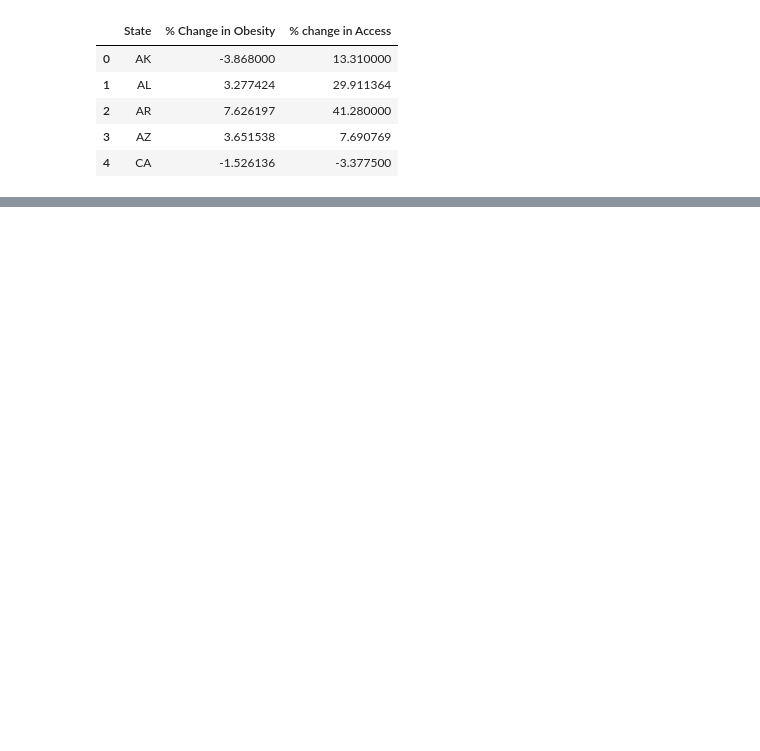
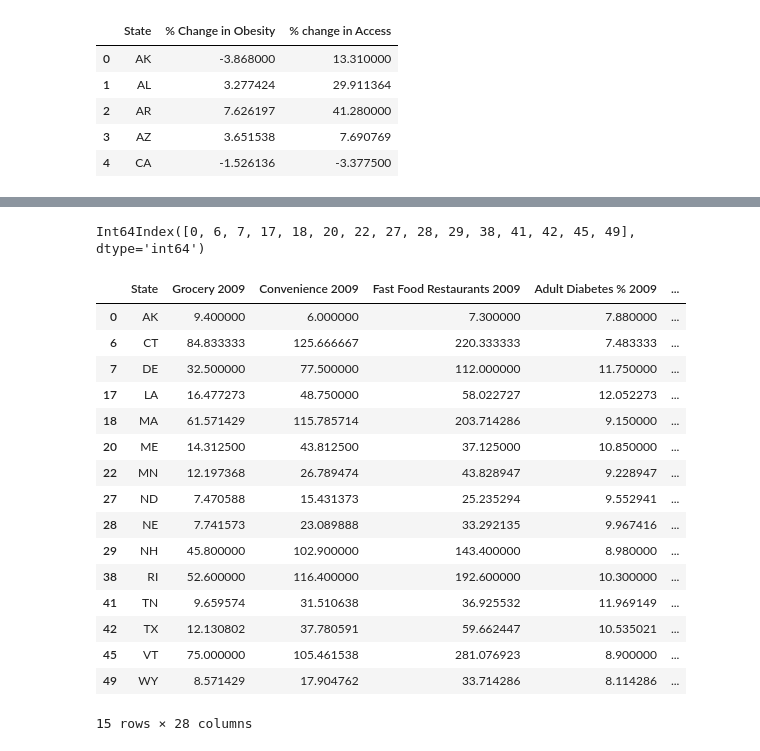
Before and after one commit to MBenner12/FoodDeserts-Project-, a Jupyter notebook: Blakemaster.pynb.ipynb, the cells around one changed output, grey strips where cells are left out. Drawn from its saved outputs; the diff is of its cells as text; code cells hidden in the pictures; blank space fills up the shorter version.

```diff
--- a/Blakemaster.pynb.ipynb
+++ b/Blakemaster.pynb.ipynb
@@ -97,0 +86,27 @@ array(['State', 'Grocery 2009', 'Convenience 2009',
+# %%
+#Index Numbers
+outlier_list.index
+# %% [output]
+Int64Index([0, 6, 7, 17, 18, 20, 22, 27, 28, 29, 38, 41, 42, 45, 49], dtype='int64')
+# %%
+#Pull outliers data from original DataFrame
+outlier_data = texas_desert.iloc[[0, 6, 7, 17, 18, 20, 22, 27, 28, 29, 38, 41, 42, 45, 49],:]
+outlier_data
+# %% [output]
+|  | State | Grocery 2009 | Convenience 2009 | Fast Food Restaurants 2009 | Adult Diabetes % 2009 | ... |
+| 0 | AK | 9.400000 | 6.000000 | 7.300000 | 7.880000 | ... |
+| 6 | CT | 84.833333 | 125.666667 | 220.333333 | 7.483333 | ... |
+| 7 | DE | 32.500000 | 77.500000 | 112.000000 | 11.750000 | ... |
+| 17 | LA | 16.477273 | 48.750000 | 58.022727 | 12.052273 | ... |
+| 18 | MA | 61.571429 | 115.785714 | 203.714286 | 9.150000 | ... |
+| 20 | ME | 14.312500 | 43.812500 | 37.125000 | 10.850000 | ... |
+| 22 | MN | 12.197368 | 26.789474 | 43.828947 | 9.228947 | ... |
+| 27 | ND | 7.470588 | 15.431373 | 25.235294 | 9.552941 | ... |
+| 28 | NE | 7.741573 | 23.089888 | 33.292135 | 9.967416 | ... |
+| 29 | NH | 45.800000 | 102.900000 | 143.400000 | 8.980000 | ... |
+| 38 | RI | 52.600000 | 116.400000 | 192.600000 | 10.300000 | ... |
+| 41 | TN | 9.659574 | 31.510638 | 36.925532 | 11.969149 | ... |
+| 42 | TX | 12.130802 | 37.780591 | 59.662447 | 10.535021 | ... |
+| 45 | VT | 75.000000 | 105.461538 | 281.076923 | 8.900000 | ... |
+| 49 | WY | 8.571429 | 17.904762 | 33.714286 | 8.114286 | ... |
+15 rows × 28 columns
```
Also changed, not shown: parts of 23 cells of this notebook.
